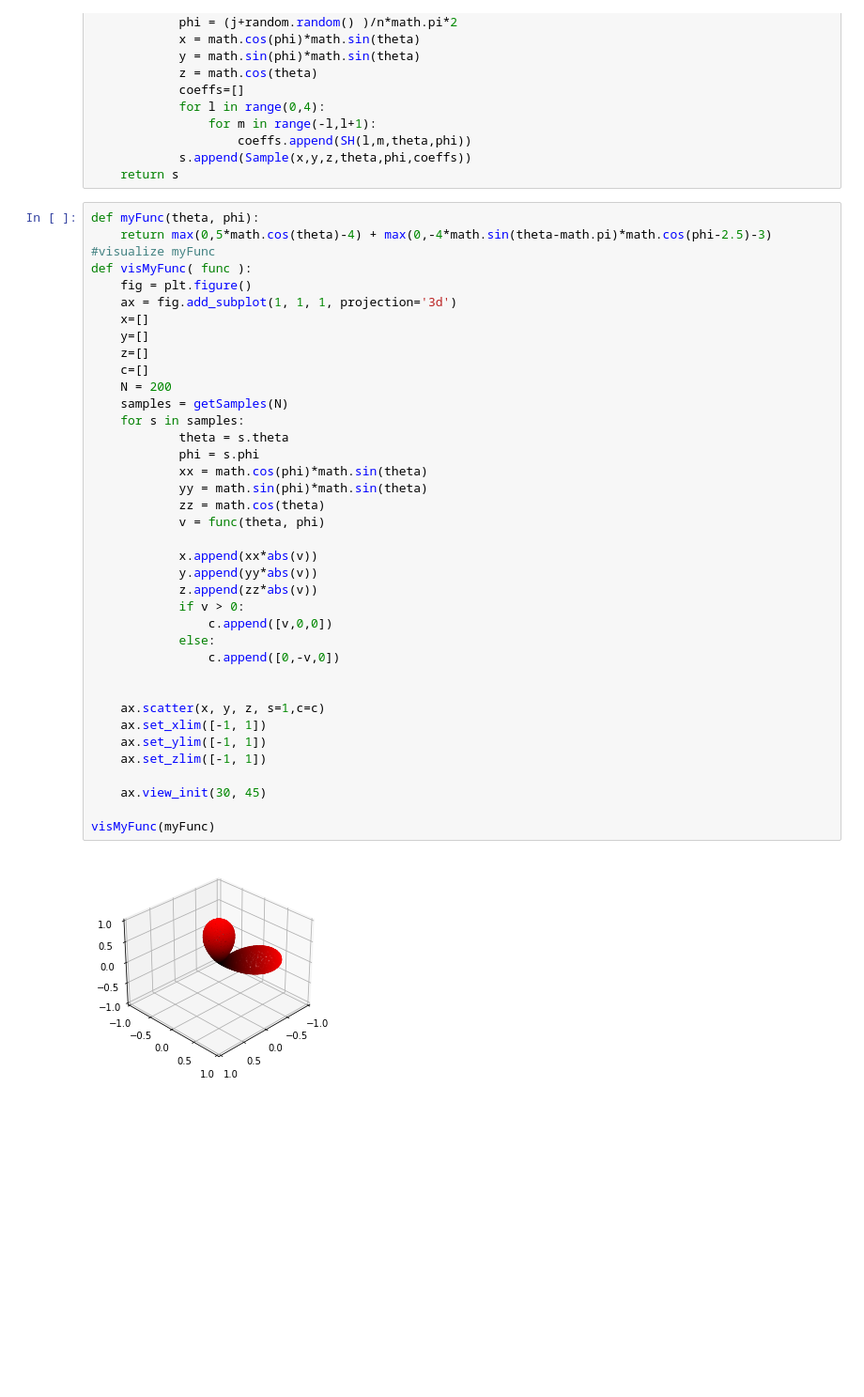
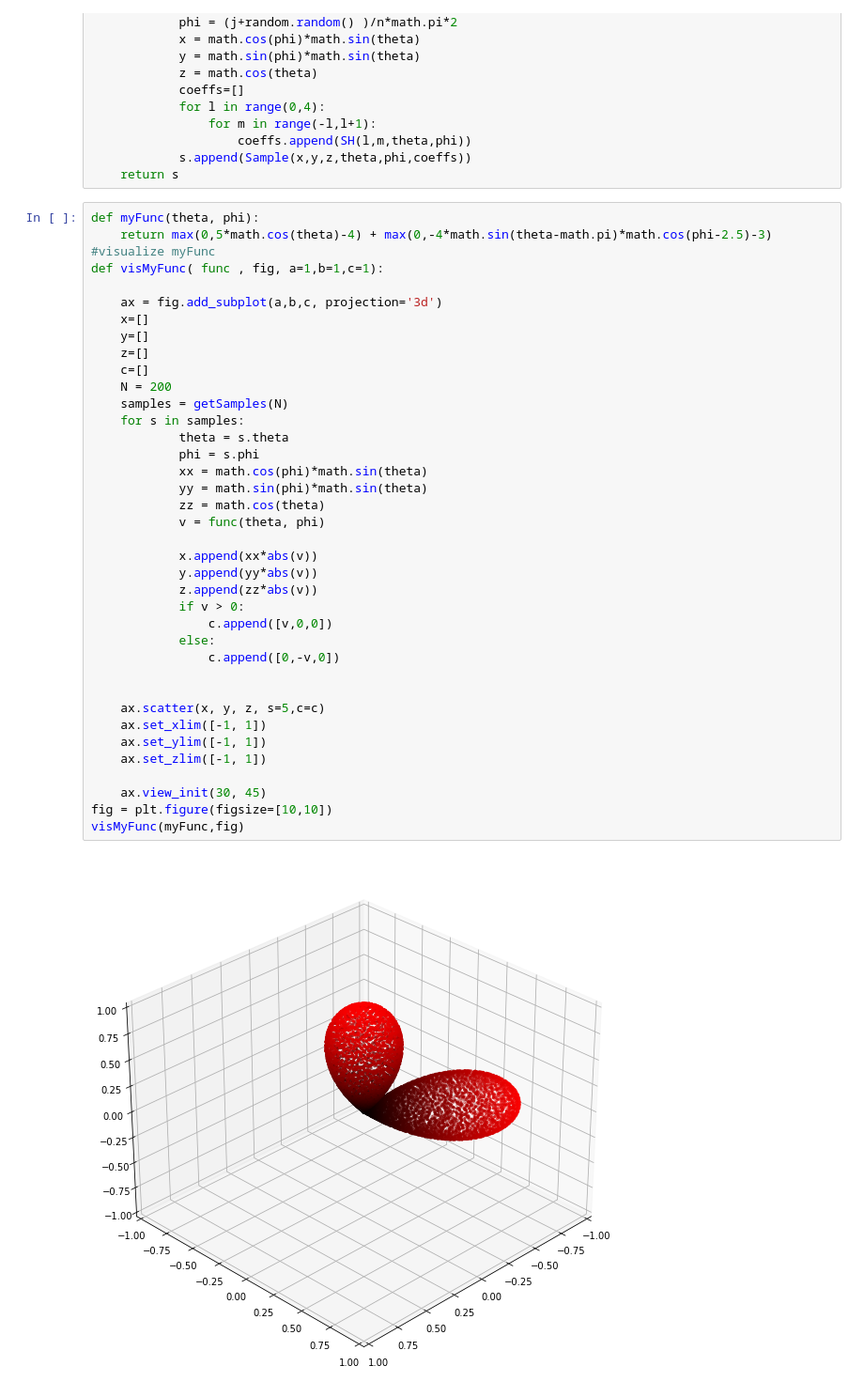
Before and after one commit to fancyzero/SphericalHarmonicNotebook, a Jupyter notebook: MyPrt.ipynb, the cells around one changed output. Shown at 94% size. Drawn from its saved outputs; the diff is of its cells as text; blank space fills up the shorter version.

```diff
--- a/MyPrt.ipynb
+++ b/MyPrt.ipynb
@@ -82,42 +83,42 @@ def getSamples(N):
 def myFunc(theta, phi):
     return max(0,5*math.cos(theta)-4) + max(0,-4*math.sin(theta-math.pi)*math.cos(phi-2.5)-3)
 #visualize myFunc
-def visMyFunc( func ):
-    fig = plt.figure()
-    ax = fig.add_subplot(1, 1, 1, projection='3d')
+def visMyFunc( func , fig, a=1,b=1,c=1):
+
+    ax = fig.add_subplot(a,b,c, projection='3d')
     x=[]
     y=[]
     z=[]
     c=[]
     N = 200
     samples = getSamples(N)
     for s in samples:
             theta = s.theta
             phi = s.phi
             xx = math.cos(phi)*math.sin(theta)
             yy = math.sin(phi)*math.sin(theta)
             zz = math.cos(theta)
             v = func(theta, phi)
 
             x.append(xx*abs(v))
             y.append(yy*abs(v))
             z.append(zz*abs(v))
             if v > 0:
                 c.append([v,0,0])
             else:
                 c.append([0,-v,0])
 
 
-    ax.scatter(x, y, z, s=1,c=c)
+    ax.scatter(x, y, z, s=5,c=c)
     ax.set_xlim([-1, 1])
     ax.set_ylim([-1, 1])
     ax.set_zlim([-1, 1])
 
     ax.view_init(30, 45)
-
-visMyFunc(myFunc)
+fig = plt.figure(figsize=[10,10])
+visMyFunc(myFunc,fig)
 # %% [output]
-[figure, old version]
+[figure, new version]
 # %%
 #projection
 N = 200
```
Also changed, not shown: parts of 3 cells of this notebook.
